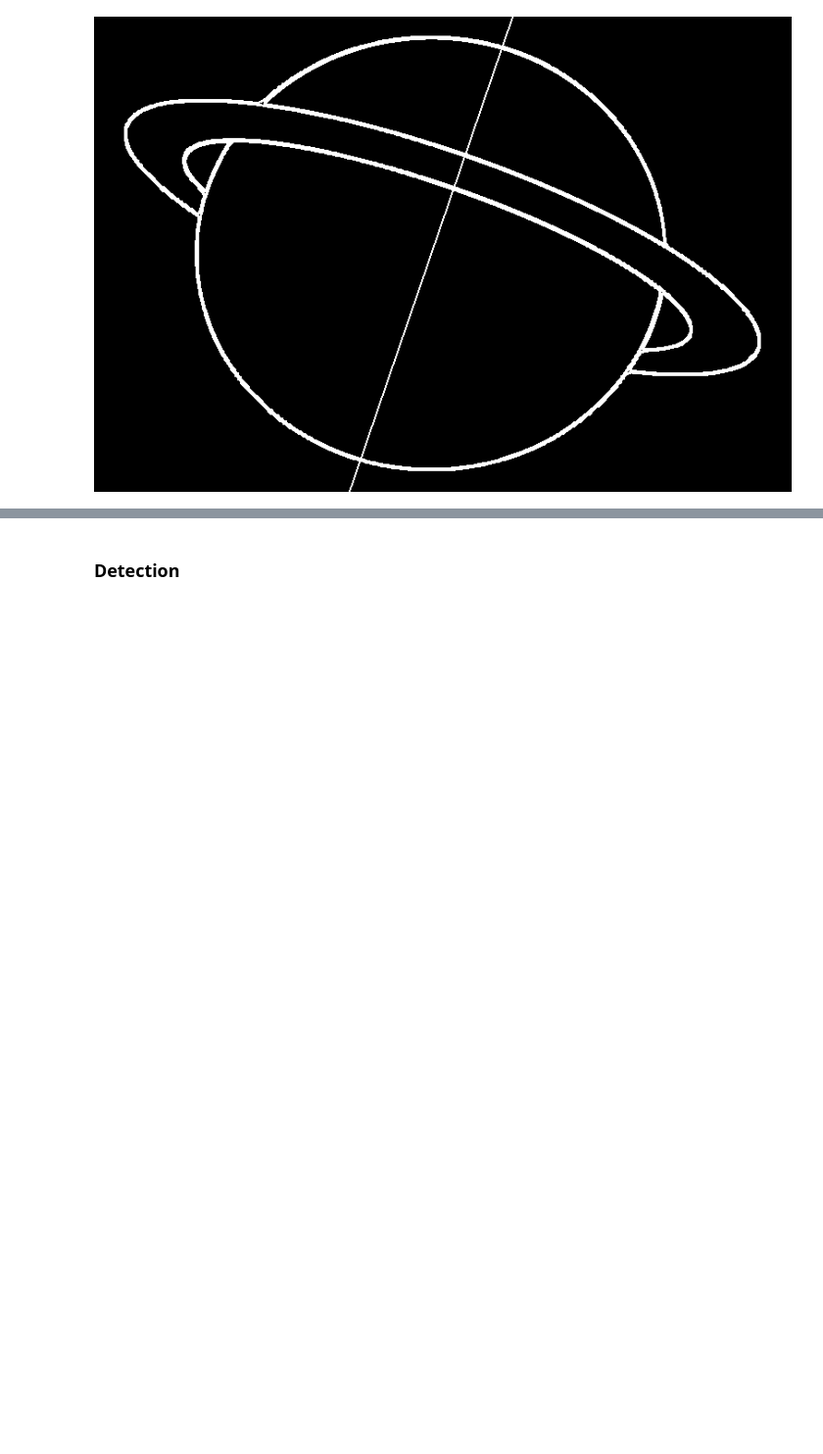
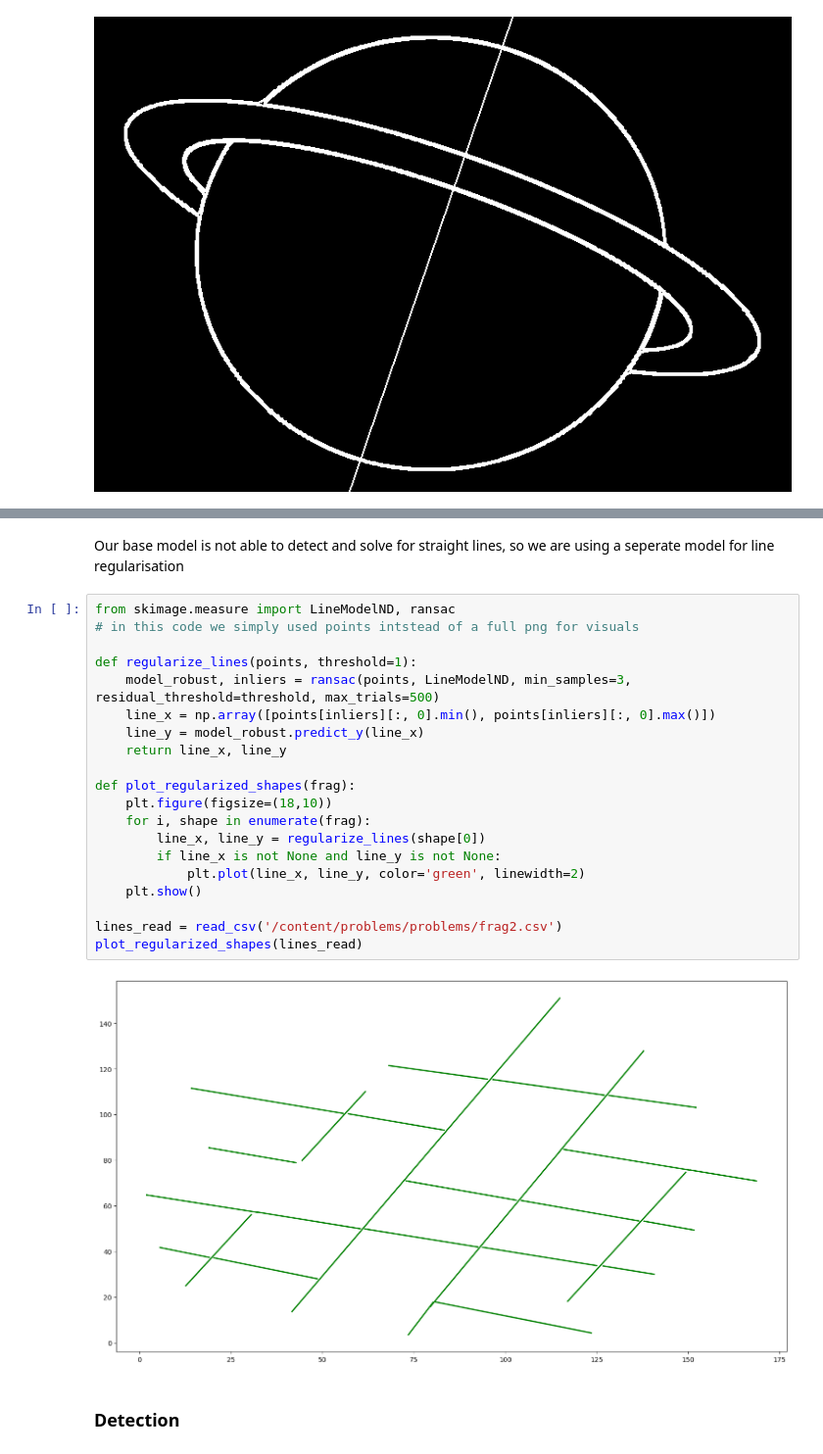
Before and after one commit to hexronuspi/CURVETOPIA, a Jupyter notebook: Adobe_GenSolve_Round_2.ipynb, the cells around one changed output, grey strips where cells are left out. Shown at 98% size. Drawn from its saved outputs; the diff is of its cells as text; blank space fills up the shorter version.

```diff
--- a/Adobe_GenSolve_Round_2.ipynb
+++ b/Adobe_GenSolve_Round_2.ipynb
@@ -676,3 +720,27 @@ Regualrised Image
+# %% [markdown]
+Our base model is not able to detect and solve for straight lines, so we are using a seperate model for line regularisation
+# %%
+from skimage.measure import LineModelND, ransac
+# in this code we simply used points intstead of a full png for visuals
+
+def regularize_lines(points, threshold=1):
+    model_robust, inliers = ransac(points, LineModelND, min_samples=3, residual_threshold=threshold, max_trials=500)
+    line_x = np.array([points[inliers][:, 0].min(), points[inliers][:, 0].max()])
+    line_y = model_robust.predict_y(line_x)
+    return line_x, line_y
+
+def plot_regularized_shapes(frag):
+    plt.figure(figsize=(18,10))
+    for i, shape in enumerate(frag):
+        line_x, line_y = regularize_lines(shape[0])
+        if line_x is not None and line_y is not None:
+            plt.plot(line_x, line_y, color='green', linewidth=2)
+    plt.show()
+
+lines_read = read_csv('/content/problems/problems/frag2.csv')
+plot_regularized_shapes(lines_read)
+# %% [output]
+[figure, added]
 # %% [markdown]
 ### Detection
 # %%
```
Also changed, not shown: parts of 20 cells of this notebook.
